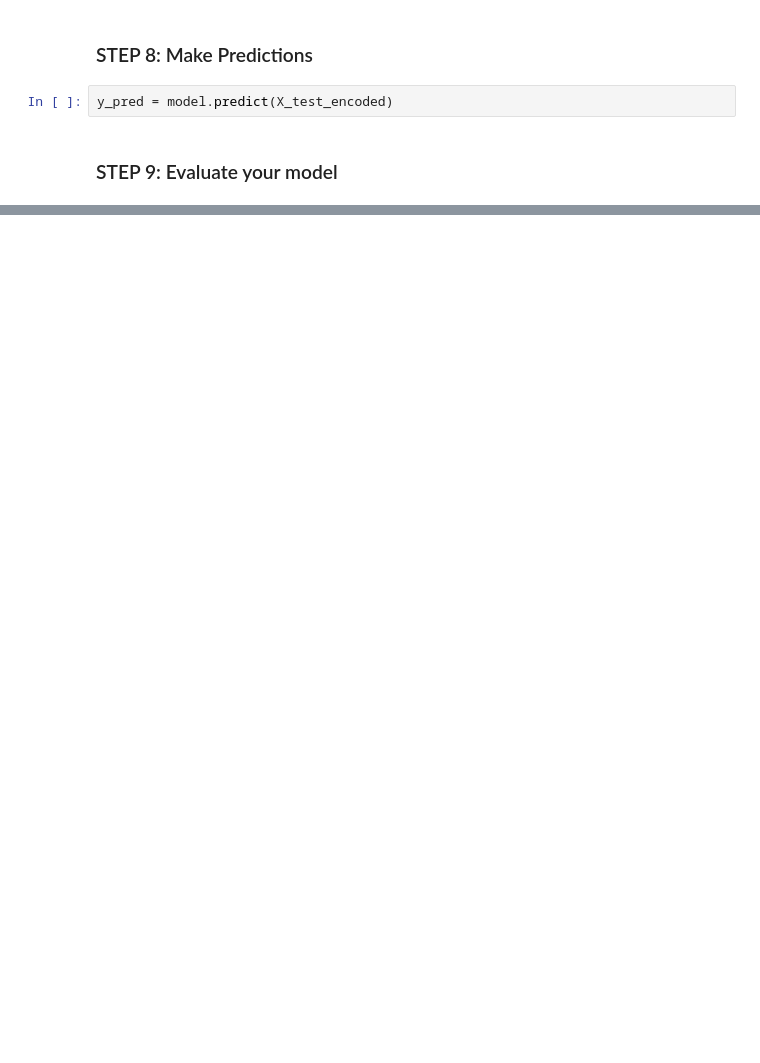
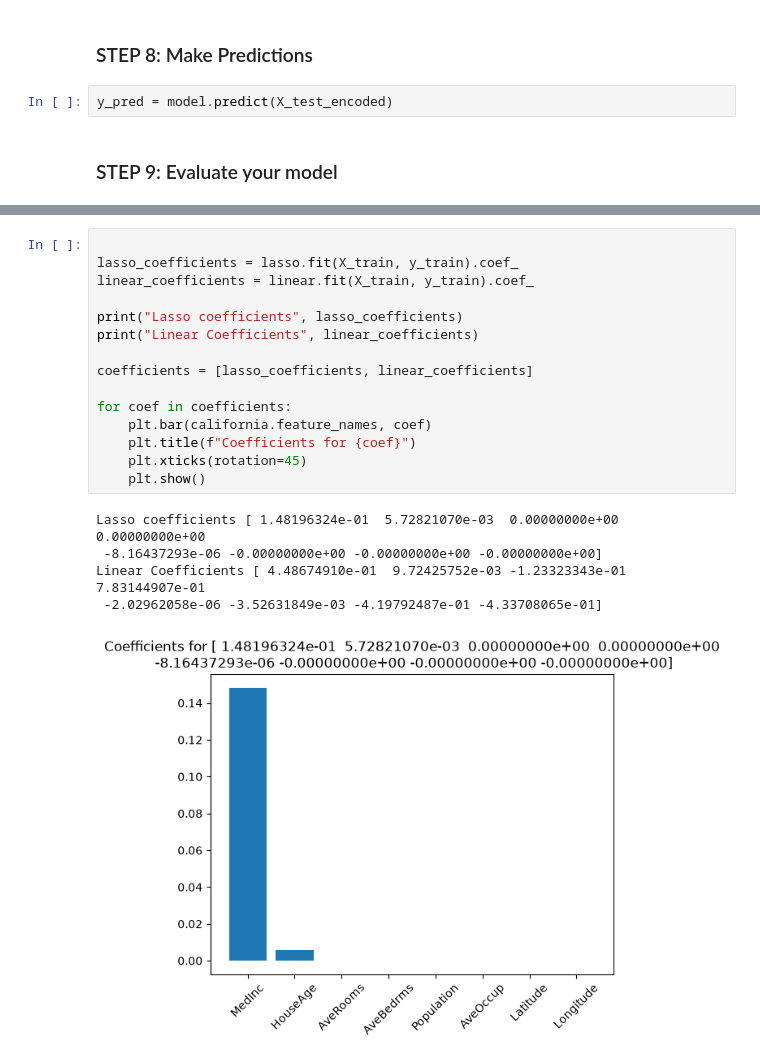
Before and after one commit to EmmanuelKiriinya/Machine-learning-notes, a Jupyter notebook: Supervised_Learning/Linear Regression/ml_evening.ipynb, the cells around one changed output, grey strips where cells are left out. Drawn from its saved outputs; the diff is of its cells as text; blank space fills up the shorter version.

```diff
--- a/Supervised_Learning/Linear Regression/ml_evening.ipynb
+++ b/Supervised_Learning/Linear Regression/ml_evening.ipynb
@@ -735,0 +943,21 @@ print("R2 Score: ", round(r2, 4))
+# %%
+
+lasso_coefficients = lasso.fit(X_train, y_train).coef_
+linear_coefficients = linear.fit(X_train, y_train).coef_
+
+print("Lasso coefficients", lasso_coefficients)
+print("Linear Coefficients", linear_coefficients)
+
+coefficients = [lasso_coefficients, linear_coefficients]
+
+for coef in coefficients:
+    plt.bar(california.feature_names, coef)
+    plt.title(f"Coefficients for {coef}")
+    plt.xticks(rotation=45)
+    plt.show()
+# %% [output]
+Lasso coefficients [ 1.48196324e-01  5.72821070e-03  0.00000000e+00  0.00000000e+00
+ -8.16437293e-06 -0.00000000e+00 -0.00000000e+00 -0.00000000e+00]
+Linear Coefficients [ 4.48674910e-01  9.72425752e-03 -1.23323343e-01  7.83144907e-01
+ -2.02962058e-06 -3.52631849e-03 -4.19792487e-01 -4.33708065e-01]
+[figure, added]
```
Also changed, not shown: parts of 29 cells of this notebook, 3 other files.
